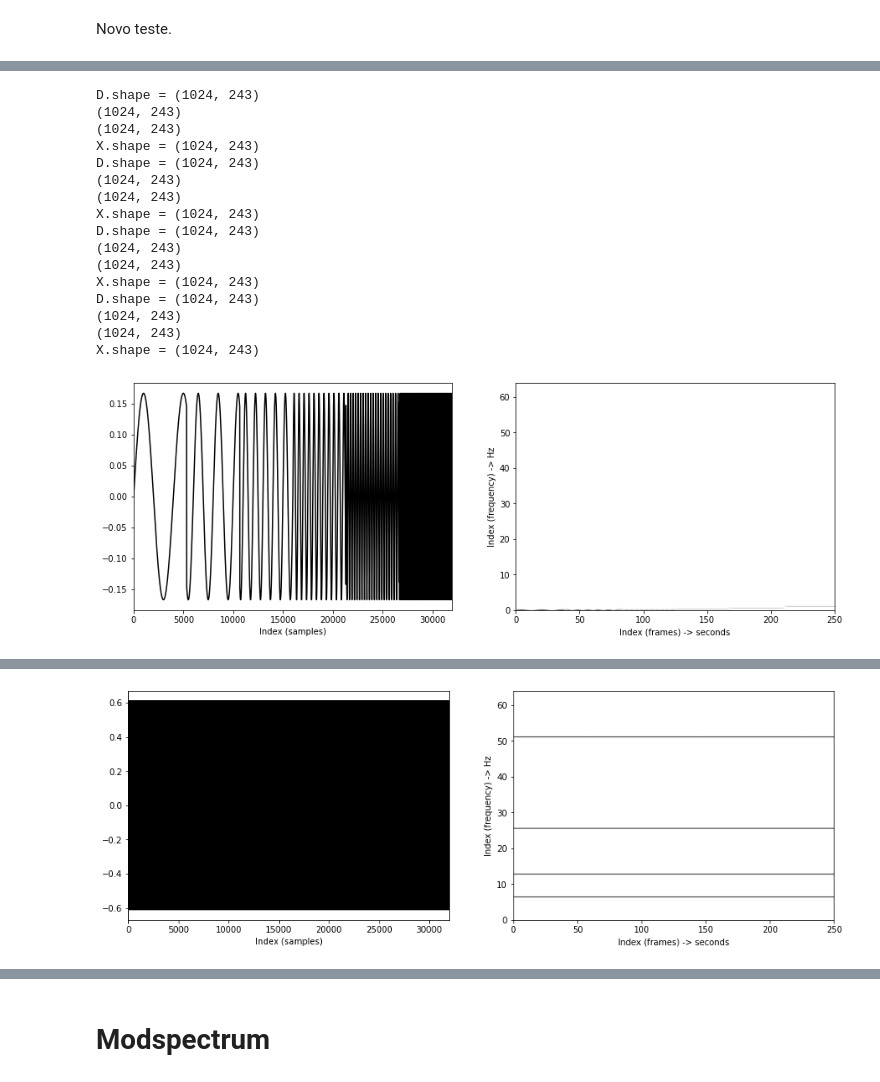
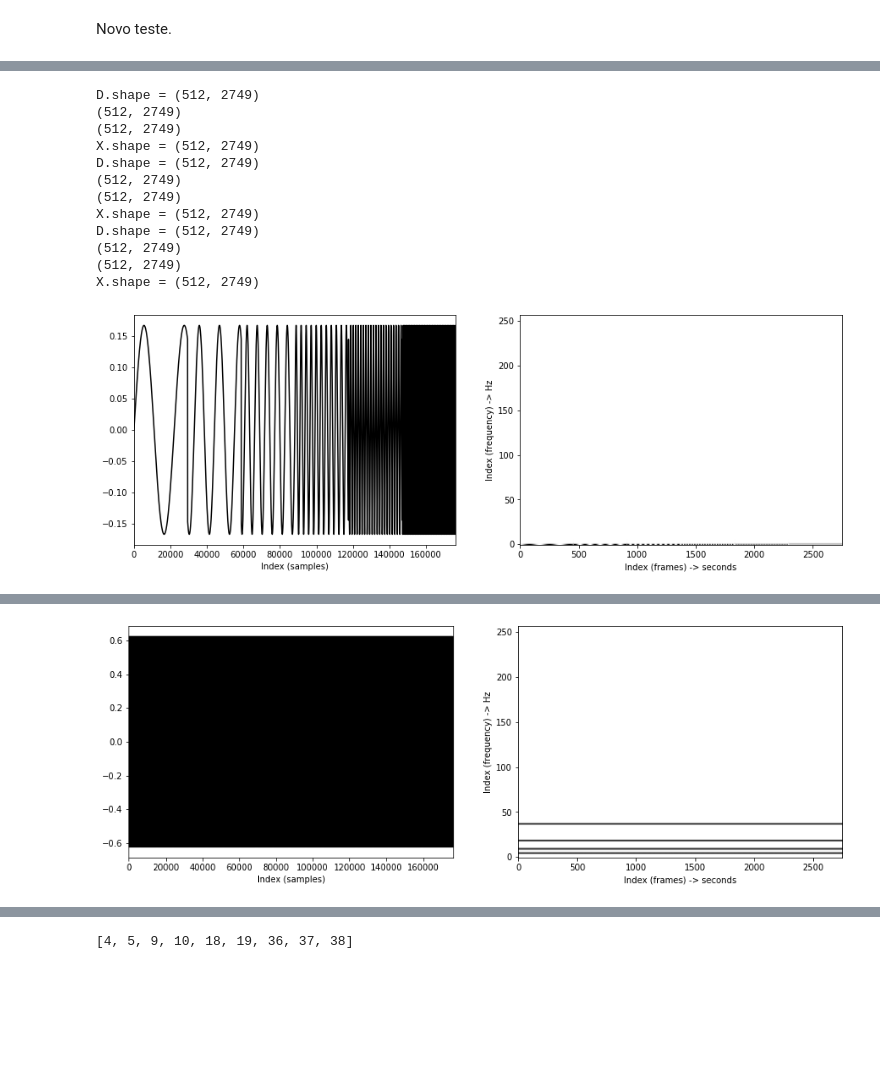
Before and after one commit to miguelfs/mod_specgram, a Jupyter notebook: poc_tcc.ipynb, the cells around one changed output, grey strips where cells are left out. Drawn from its saved outputs; the diff is of its cells as text; code cells hidden in the pictures; blank space fills up the shorter version.

```diff
--- a/poc_tcc.ipynb
+++ b/poc_tcc.ipynb
@@ -129,7 +129,8 @@ def plot_content(x,t,Y,boundaries, is_mod=False):
     plt.xlim([0, len(t)])
     plt.xlabel('Index (samples)')
     plt.subplot(1, 2, 2)
-    plt.imshow(Y, origin='lower', aspect='auto', cmap='gray_r',extent=boundaries)
+    plt.imshow(Y, origin='lower', aspect='auto', cmap='gray_r')
+#     plt.imshow(Y, origin='lower', aspect='auto', cmap='gray_r',extent=boundaries)
     plt.ylabel('Index (frequency) -> Hz')
     if is_mod:
         plt.xlabel('Index (frequency) -> Hz')
@@ -270,7 +271,7 @@ def block_plot(x,t,w,H,only_positive_frequencies=True):
     X, F_coef, T_coef = stft_basic(x, w, Fs, H, only_positive_frequencies)
     ModX, _, Mod_coef = get_mod_specgram(x, w, Fs, H, only_positive_frequencies)
     plot_content(x,t,np.abs(X) ** 2, get_stft_boundaries(F_coef, T_coef, N, Fs))
-    plot_content(x,t,np.abs(ModX) ** 2, get_mod_boundaries(F_coef, Mod_coef, X[1], Fs), is_mod=True)
+    plot_content(x,t,np.abs(ModX) ** (1. / 4), get_mod_boundaries(F_coef, Mod_coef, X[1], Fs), is_mod=True)
 
 block_plot(modulator,t,w,H)
 block_plot(carrier,t,w,H)
@@ -300,16 +301,16 @@ X.shape = (2048, 3745)
 # %% [markdown]
 Novo teste.
 # %%
-fs = 8000
-N = 4*fs
+fs = 44100
+sample_length = 4*fs
 modFreq = [2, 4, 8, 16, 32, 64]
 carrFreq = [400, 800, 1600, 3200]
-t = np.arange(N) / fs
-print(f"t goes from {t[0]} to {t[-1]}. It has len({32000}) samples")
+t = np.arange(sample_length) / fs
+print(f"t goes from {t[0]} to {t[-1]}. It has len({sample_length}) samples")
 carrier = np.zeros(shape=(len(t)))
 for frequency in carrFreq:
     carrier = carrier + (1/len(carrFreq)) * np.sin(2*np.pi*frequency*t)
-slice_size = int(N/len(modFreq))
+slice_size = int(sample_length/len(modFreq))
 modulator = np.zeros(shape=(len(t)))
 for index, frequency in enumerate(modFreq):
     start = slice_size * index
@@ -318,7 +319,7 @@ for index, frequency in enumerate(modFreq):
     modulator[start:end] = modulator[start:end] + (1/len(modFreq)) * np.sin(2*np.pi*frequency*t[start:end])
 signal = carrier * modulator
 signal_fft = abs(fft(modulator))
-coef = np.arange(signal.shape[0]) * fs / N
+coef = np.arange(signal.shape[0]) * fs / sample_length
 
 plot_signal(carrier, t, coef, 0.01, 4000, 'c[t]', 'signal')
 plot_signal(carrier, t, coef, 4, 4000, 'c[t]', 'signal')
@@ -345,42 +346,29 @@ slice_size = 5333, start = 26665, end = 31998
 # %%
-H = 128
-N = 1024
-
-
-w = np.hanning(N)
-X, F_coef, T_coef = stft_basic(signal, w, Fs, H, only_positive_frequencies=True)
-ModX, _, Mod_coef = get_mod_specgram(signal, w, Fs, H, only_positive_frequencies=True)
-
-x1 = np.multiply(modulator, carrier)
-
-H = 128
-N = 1024
+H = 64
+N = 512
 w = np.hanning(N)
 
 def block_plot(x,t,w,H,only_positive_frequencies=True):
     X, F_coef, T_coef = stft_basic(x, w, Fs, H, only_positive_frequencies)
     ModX, _, Mod_coef = get_mod_specgram(x, w, Fs, H, only_positive_frequencies)
     plot_content(x,t,np.abs(X) ** 2, get_stft_boundaries(F_coef, T_coef, N, Fs))
-    plot_content(x,t,np.abs(ModX) ** 2, get_mod_boundaries(F_coef, Mod_coef, X[1], Fs), is_mod=True)
+    plot_content(x,t,np.abs(ModX) ** (1. / 4) , get_mod_boundaries(F_coef, Mod_coef, X[1], Fs), is_mod=True)
+    return ModX, X
 
 block_plot(modulator,t,w,H)
 block_plot(carrier,t,w,H)
-block_plot(signal,t,w,H)
+ModSignal, Xsignal = block_plot(signal,t,w,H)
 # %% [output]
-D.shape = (1024, 243)
-(1024, 243)
-(1024, 243)
-X.shape = (1024, 243)
-D.shape = (1024, 243)
-(1024, 243)
-(1024, 243)
-X.shape = (1024, 243)
-D.shape = (1024, 243)
-(1024, 243)
-(1024, 243)
-X.shape = (1024, 243)
-D.shape = (1024, 243)
-(1024, 243)
-(1024, 243)
-X.shape = (1024, 243)
+D.shape = (512, 2749)
+(512, 2749)
+(512, 2749)
+X.shape = (512, 2749)
+D.shape = (512, 2749)
+(512, 2749)
+(512, 2749)
+X.shape = (512, 2749)
+D.shape = (512, 2749)
+(512, 2749)
+(512, 2749)
+X.shape = (512, 2749)
-[figure, old version]
+[figure, new version]
@@ -388 +376 @@ X.shape = (1024, 243)
-[figure, old version]
+[figure, new version]
@@ -419,2 +379,0 @@ get_mod_specgram(x1)
-# %% [markdown]
-# Modspectrum
@@ -423,0 +380,6 @@ get_mod_specgram(x1)
+# %%
+energies_stft = [ np.mean(np.abs(Xsignal[i])) for i in range(Xsignal.shape[0]) ]
+row_indexes_stft = [ i for i in range(len(energies_stft)) if energies_stft[i]>np.max(energies_stft)/2 ]
+row_indexes_stft
+# %% [output]
+[4, 5, 9, 10, 18, 19, 36, 37, 38]
```
Also changed, not shown: parts of 23 cells of this notebook.
